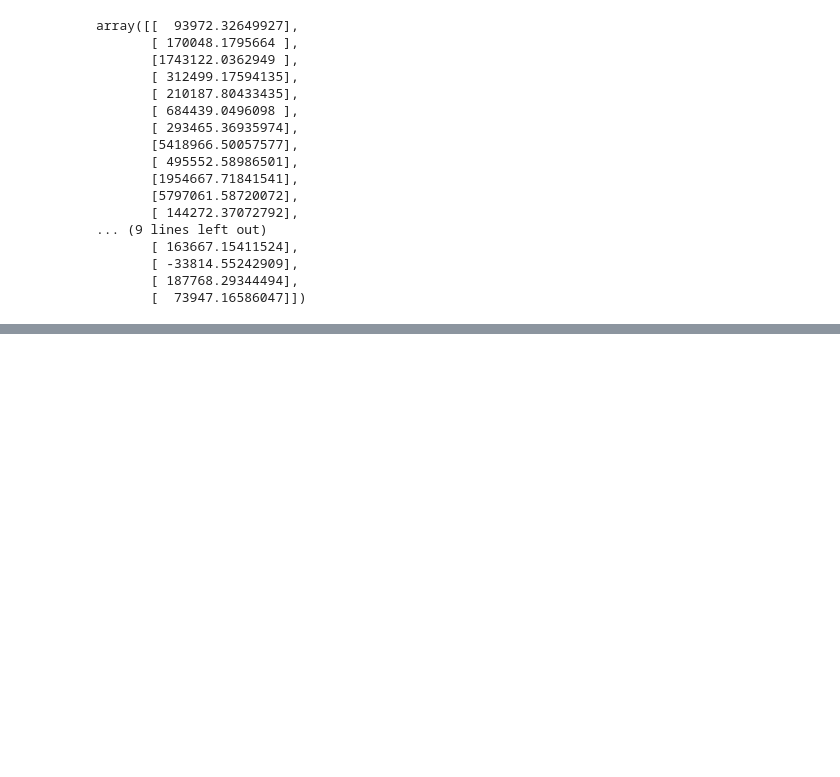
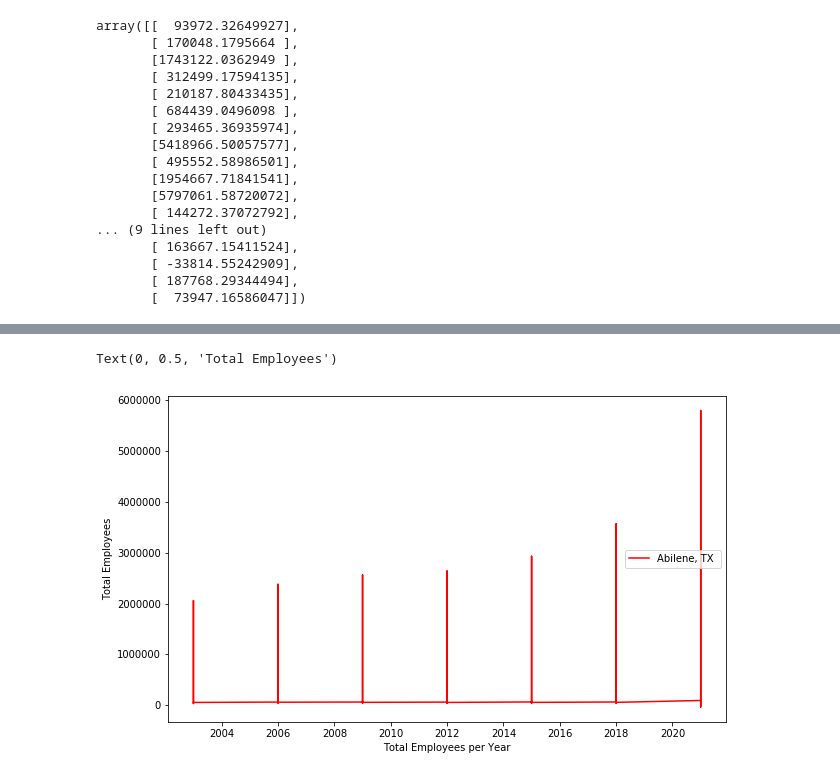
Before and after one commit to mikegoldster/Texas_Labor_Data_2, a Jupyter notebook: Texas_LR.ipynb, the cells around one changed output, grey strips where cells are left out. Cells and saved outputs as stored; diff of their text form; code cells hidden in the pictures; blank space fills up the shorter version.

```diff
--- a/Texas_LR.ipynb
+++ b/Texas_LR.ipynb
@@ -455,3 +456,5 @@ texas_em2
 | 24 | Wichita Falls, TX | 25 | All Occupations | 55330 | 59760 | 57060 | 55720.0 | 56400.0 | 57020 | 64116 | ... |
 # %%
 texas_em2.to_csv("Texas Predicted 2021.csv")
+# %%
+texas_em2 =pd.melt(texas_em2,id_vars=['Location','Occupation', 'Loc ID'], value_vars =[2003,2006,2009,2012,2015,2018,2021])
@@ -457,0 +484,3 @@ texas_em2.to_csv("Texas Predicted 2021.csv")
+# %%
+texas_em2['variable'] = pd.to_datetime(texas_em2['variable'], format="%Y")
+texas_em2
@@ -457,0 +506,9 @@ texas_em2.to_csv("Texas Predicted 2021.csv")
+# %%
+plt.figure(figsize = (10,6))
+plt.plot(texas_em2['variable'],texas_em2['value'], color= 'red')
+plt.legend(texas_em2['Location'], loc='right')
+plt.xlabel ("Total Employees per Year")
+plt.ylabel("Total Employees")
+# %% [output]
+Text(0, 0.5, 'Total Employees')
+[figure, added]
```
Also changed, not shown: parts of 4 cells of this notebook, 3 other files.
